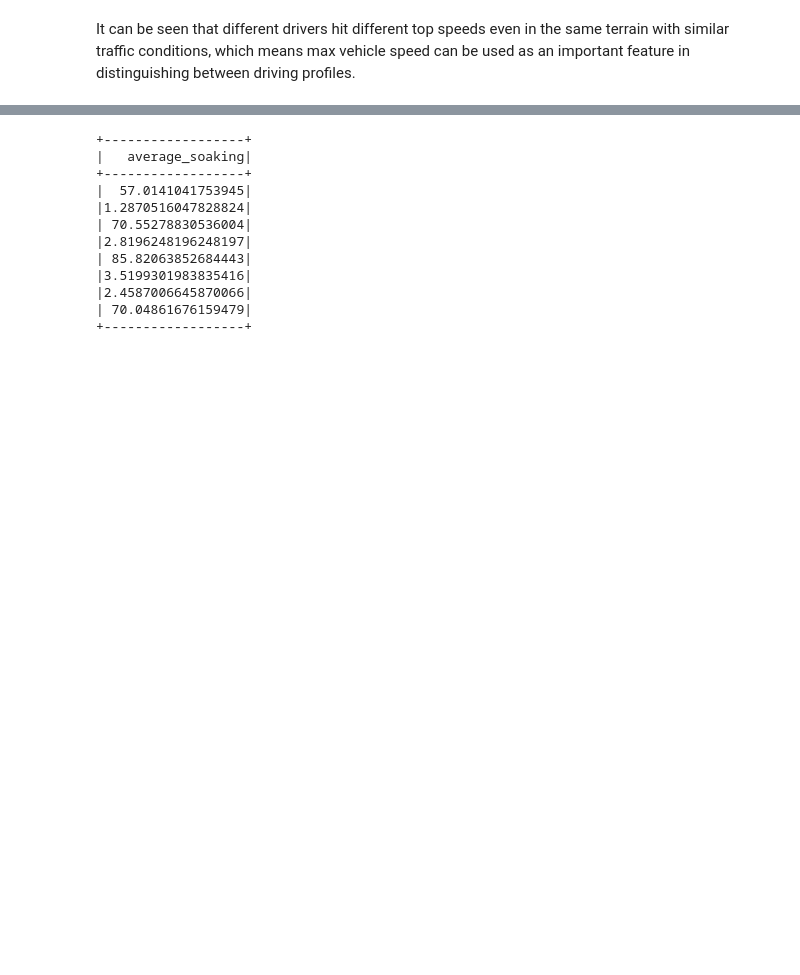
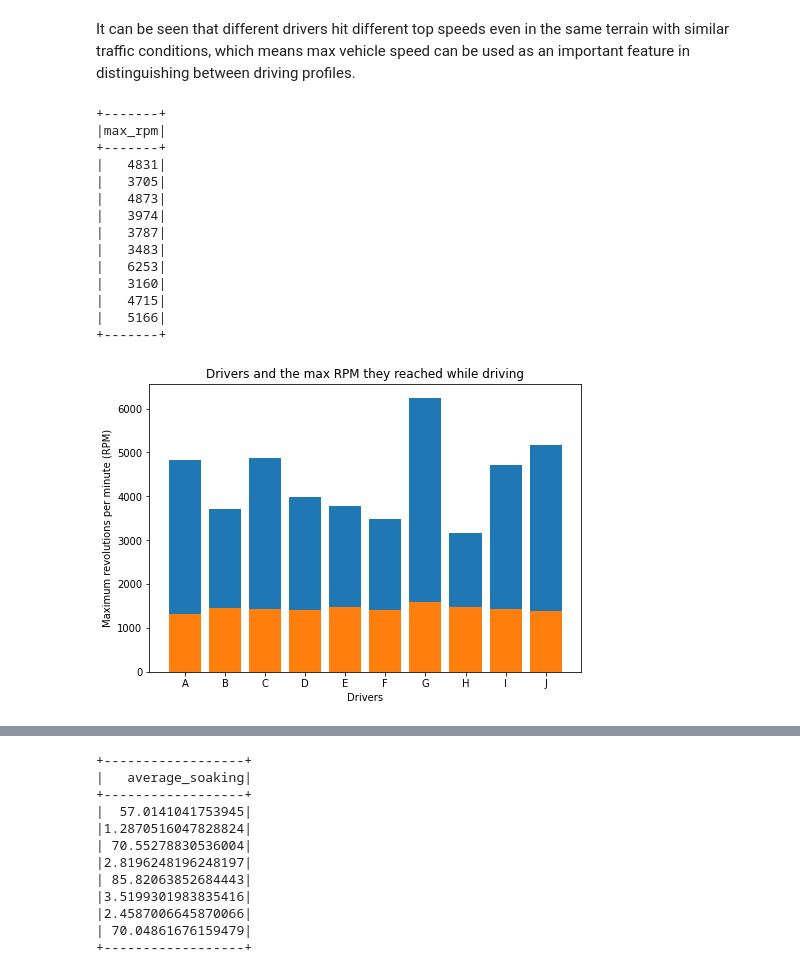
Before and after one commit to abfarooq/driving_data_project, a Jupyter notebook: TechnicalProject_DrivingDataTechnicalProject_DrivingData - AF.ipynb, the cells around one changed output, grey strips where cells are left out. Saved outputs shown, nothing was run; the diff lists cells and outputs as text; code cells hidden in the pictures; blank space fills up the shorter version.

```diff
--- a/TechnicalProject_DrivingDataTechnicalProject_DrivingData - AF.ipynb
+++ b/TechnicalProject_DrivingDataTechnicalProject_DrivingData - AF.ipynb
@@ -296,3 +296,49 @@ plt.show()
 [figure]
 # %% [markdown]
 It can be seen that different drivers hit different top speeds even in the same terrain with similar traffic conditions, which means max vehicle speed can be used as an important feature in distinguishing between driving profiles.
+# %%
+query_rpm = "SELECT MAX (Engine_speed) max_rpm FROM flights GROUP BY Class"
+df_rpm = spark.sql(query_rpm)
+df_rpm.show()
+df_rpm = df_rpm.toPandas()
+#Engine_soacking_time
+
+query_rpm_min = "SELECT MIN (Engine_speed) min_rpm FROM flights GROUP BY Class"
+df_rpm_min = spark.sql(query_rpm_min)
+
+df_rpm_min = df_rpm_min.toPandas()
+
+query_rpm_avg = "SELECT AVG (Engine_speed) avg_rpm FROM flights GROUP BY Class"
+df_rpm_avg = spark.sql(query_rpm_avg)
+
+df_rpm_avg = df_rpm_avg.toPandas()
+
+import matplotlib.pyplot as plt
+fig = plt.figure()
+ax = fig.add_axes([0,0,1,1])
+drivers = ['A', 'B', 'C', 'D', 'E', 'F', 'G', 'H', 'I', 'J']
+ax.bar(drivers, df_rpm["max_rpm"])
+
+ax.bar(drivers, df_rpm_avg["avg_rpm"])
+
+plt.ylabel('Maximum revolutions per minute (RPM)')
+plt.xlabel('Drivers')
+plt.title("Drivers and the max RPM they reached while driving")
+
+plt.show()
+# %% [output]
++-------+
+|max_rpm|
++-------+
+|   4831|
+|   3705|
+|   4873|
+|   3974|
+|   3787|
+|   3483|
+|   6253|
+|   3160|
+|   4715|
+|   5166|
++-------+
+[figure, added]
```
Also changed, not shown: parts of 30 cells of this notebook.
